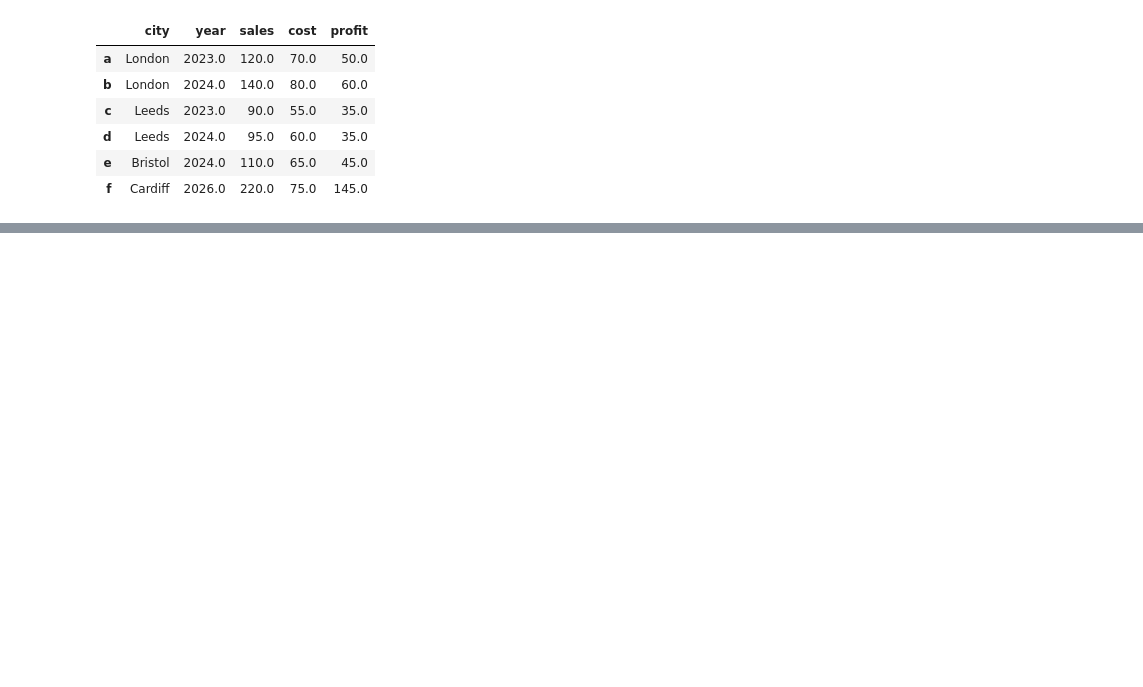
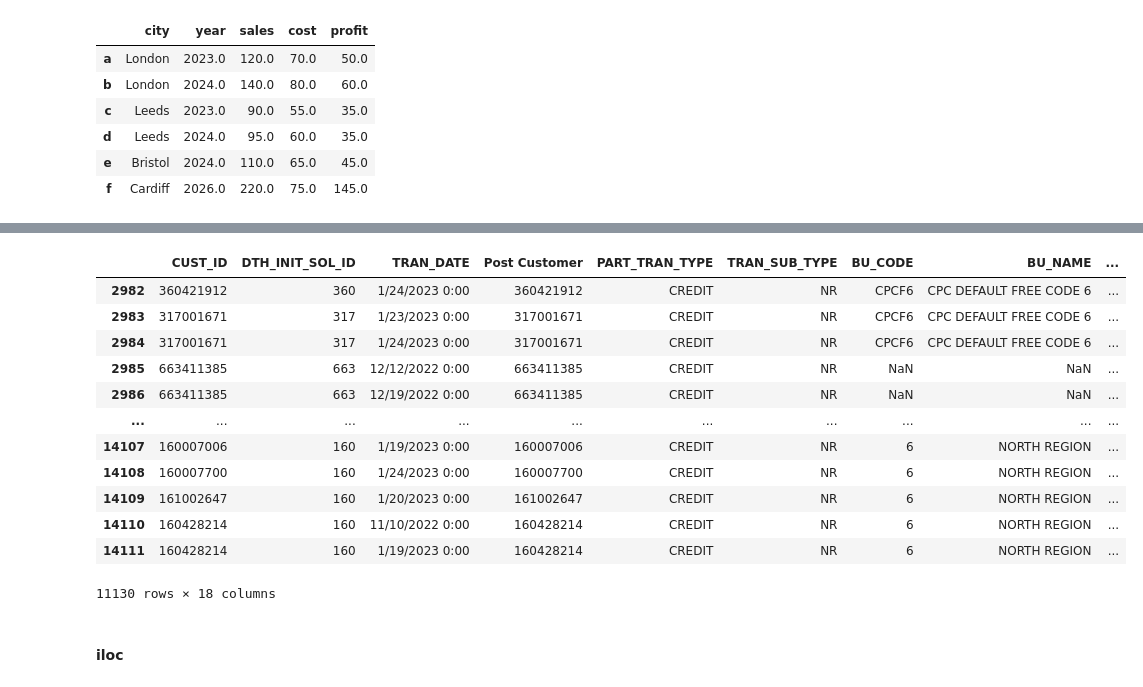
Before and after one commit to Azeez008/Python-Novice-to-Pro, a Jupyter notebook: DATA MANIPLUATION WITH PANDAS/Data_manipulation_with_pandas.ipynb, the cells around one changed output, grey strips where cells are left out. Cells and saved outputs as stored; diff of their text form; code cells hidden in the pictures; blank space fills up the shorter version.

Commit message:
iloc loc and 100 days coding with python exercise .py files

```diff
--- a/DATA MANIPLUATION WITH PANDAS/Data_manipulation_with_pandas.ipynb
+++ b/DATA MANIPLUATION WITH PANDAS/Data_manipulation_with_pandas.ipynb
@@ -508,0 +546,3 @@ df_dummy = df_dummy.drop(index ="profit")
+# %%
+df2_Bu_name = df2.set_index("BU_NAME")
+print(df2_Bu_name)
@@ -508,0 +567,2 @@ df_dummy = df_dummy.drop(index ="profit")
+# %%
+df2_gp_name = df2.set_index("GROUP_NAME")
@@ -508,0 +620,18 @@ df_dummy = df_dummy.drop(index ="profit")
+# %%
+df2.loc[df2["Post TRAN_AMT_VAL"]>5000000]
+# %% [output]
+|  | CUST_ID | DTH_INIT_SOL_ID | TRAN_DATE | Post Customer | PART_TRAN_TYPE | TRAN_SUB_TYPE | BU_CODE | BU_NAME | ... |
+| 2982 | 360421912 | 360 | 1/24/2023 0:00 | 360421912 | CREDIT | NR | CPCF6 | CPC DEFAULT FREE CODE 6 | ... |
+| 2983 | 317001671 | 317 | 1/23/2023 0:00 | 317001671 | CREDIT | NR | CPCF6 | CPC DEFAULT FREE CODE 6 | ... |
+| 2984 | 317001671 | 317 | 1/24/2023 0:00 | 317001671 | CREDIT | NR | CPCF6 | CPC DEFAULT FREE CODE 6 | ... |
+| 2985 | 663411385 | 663 | 12/12/2022 0:00 | 663411385 | CREDIT | NR | NaN | NaN | ... |
+| 2986 | 663411385 | 663 | 12/19/2022 0:00 | 663411385 | CREDIT | NR | NaN | NaN | ... |
+| ... | ... | ... | ... | ... | ... | ... | ... | ... | ... |
+| 14107 | 160007006 | 160 | 1/19/2023 0:00 | 160007006 | CREDIT | NR | 6 | NORTH REGION | ... |
+| 14108 | 160007700 | 160 | 1/24/2023 0:00 | 160007700 | CREDIT | NR | 6 | NORTH REGION | ... |
+| 14109 | 161002647 | 160 | 1/20/2023 0:00 | 161002647 | CREDIT | NR | 6 | NORTH REGION | ... |
+| 14110 | 160428214 | 160 | 11/10/2022 0:00 | 160428214 | CREDIT | NR | 6 | NORTH REGION | ... |
+| 14111 | 160428214 | 160 | 1/19/2023 0:00 | 160428214 | CREDIT | NR | 6 | NORTH REGION | ... |
+11130 rows × 18 columns
+# %% [markdown]
+#### iloc
```
Also changed, not shown: parts of 13 cells of this notebook, 3 other files.
